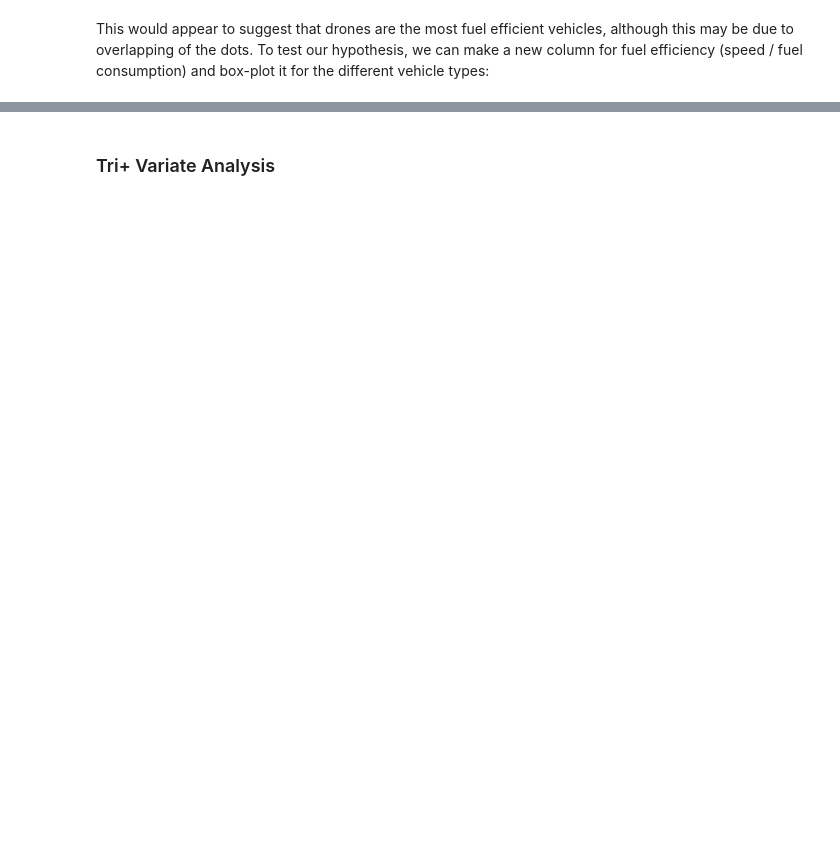
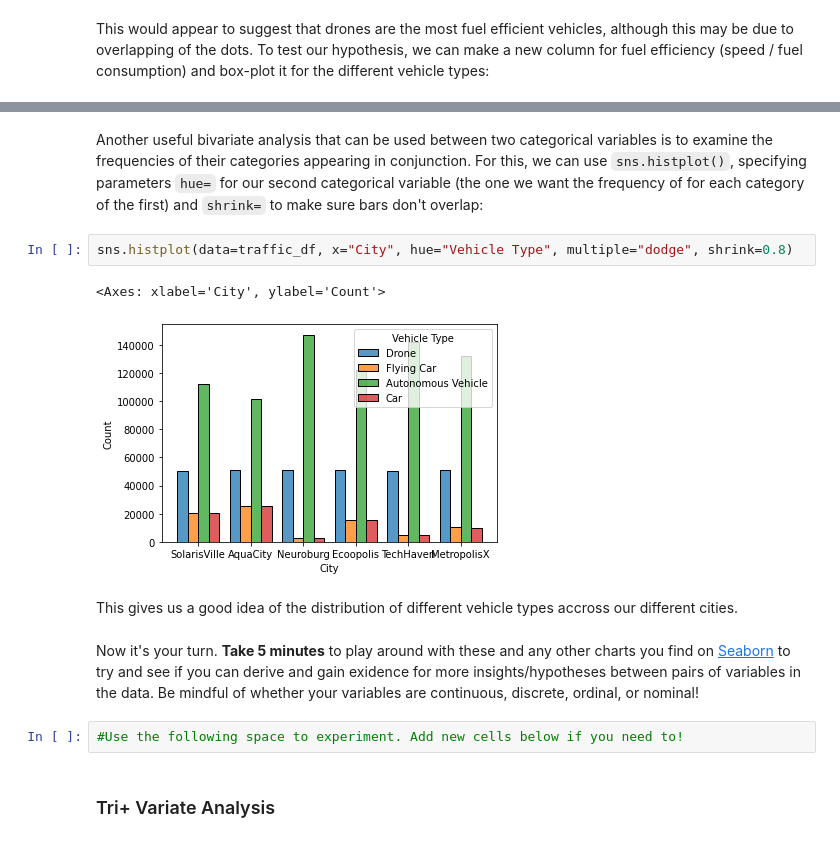
Before and after one commit to georgelord0/data-science-workshop, a Jupyter notebook: exploratory-data-analysis.ipynb, the cells around one changed output, grey strips where cells are left out. Saved outputs shown, nothing was run; the diff lists cells and outputs as text; blank space fills up the shorter version.

```diff
--- a/exploratory-data-analysis.ipynb
+++ b/exploratory-data-analysis.ipynb
@@ -284,2 +284,15 @@ Indeed, drones are the most fuel efficient vehicles on average, although the eff
+# %% [markdown]
+Another useful bivariate analysis that can be used between two categorical variables is to examine the frequencies of their categories appearing in conjunction. For this, we can use `sns.histplot()`, specifying parameters `hue=` for our second categorical variable (the one we want the frequency of for each category of the first) and `shrink=` to make sure bars don't overlap:
+# %%
+sns.histplot(data=traffic_df, x="City", hue="Vehicle Type", multiple="dodge", shrink=0.8)
+# %% [output]
+<Axes: xlabel='City', ylabel='Count'>
+[figure, added]
+# %% [markdown]
+This gives us a good idea of the distribution of different vehicle types accross our different cities.
+# %% [markdown]
+Now it's your turn. **Take 5 minutes** to play around with these and any other charts you find on [Seaborn](https://seaborn.pydata.org/tutorial/relational.html) to try and see if you can derive and gain exidence for more insights/hypotheses between pairs of variables in the data. Be mindful of whether your variables are continuous, discrete, ordinal, or nominal!
+# %%
+#Use the following space to experiment. Add new cells below if you need to!
 # %% [markdown]
 ### Tri+ Variate Analysis
```
Also changed, not shown: parts of 14 cells of this notebook.
